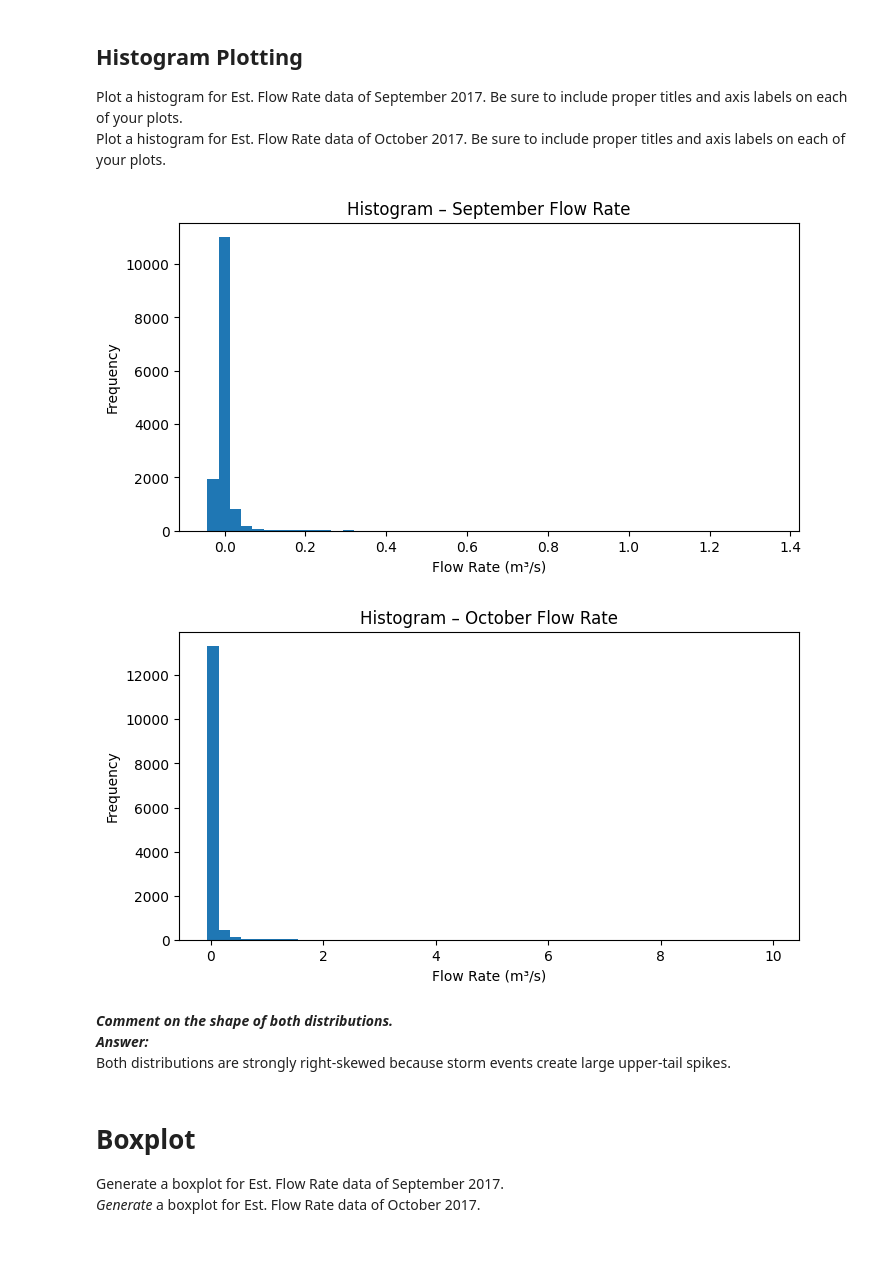
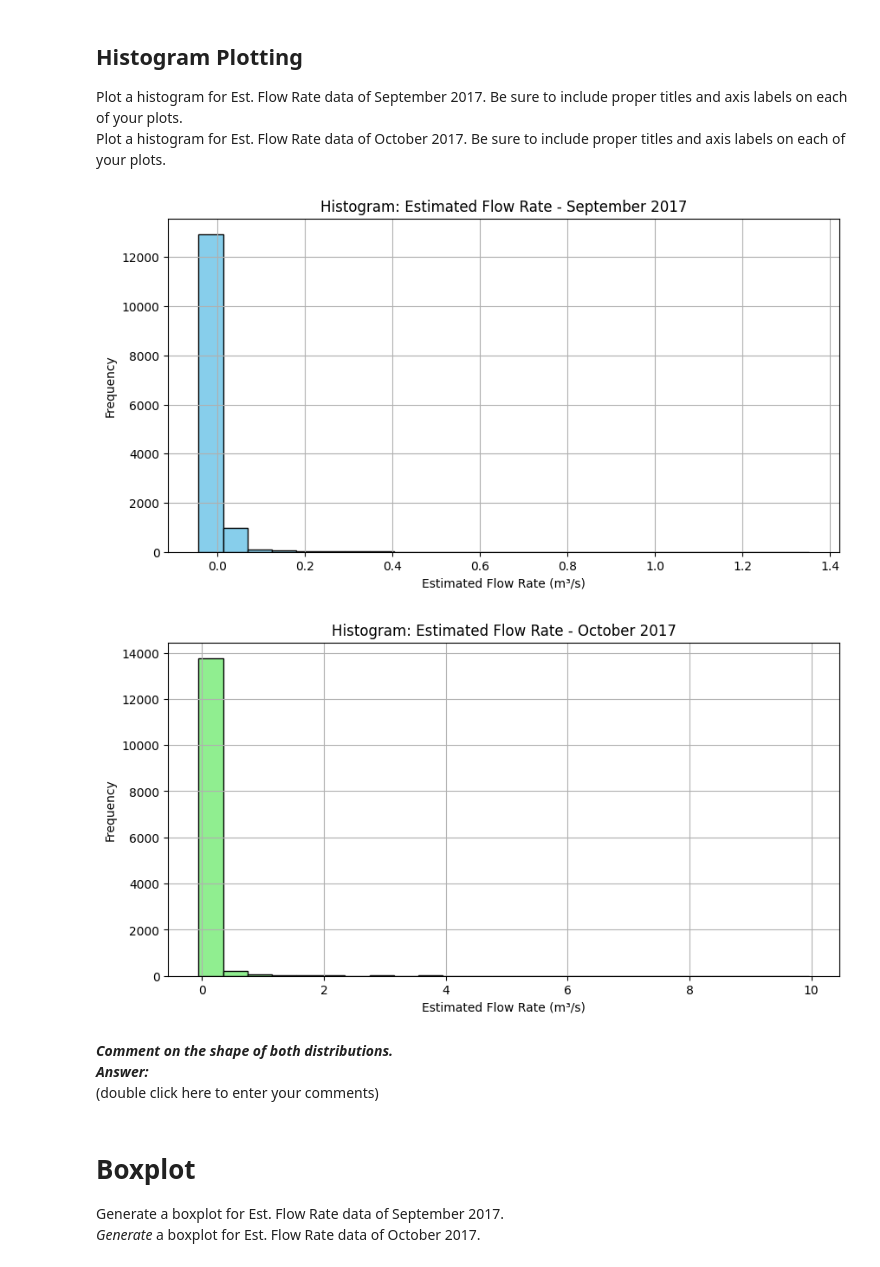
Before and after one commit to ncat-morrow/isen-project-1-statistic-soliders, a Jupyter notebook: ISEN_370_Module_2_Project.ipynb, the cells around one changed output. Drawn from its saved outputs; the diff is of its cells as text; code cells hidden in the pictures.

```diff
--- a/ISEN_370_Module_2_Project.ipynb
+++ b/ISEN_370_Module_2_Project.ipynb
@@ -116,28 +136,31 @@ More variability and more frequent high peaks than September.
 ## Histogram Plotting
 Plot a histogram for Est. Flow Rate  data of September 2017. Be sure to include proper titles and axis labels on each of your plots.<br>
 Plot a histogram for Est. Flow Rate data of October 2017. Be sure to include proper titles and axis labels on each of your plots.
-# %%
-plt.figure(figsize=(8, 4))
-plt.hist(df3['Est. Flow Rate[m^3/s]'], bins=50)
-plt.title('Histogram – September Flow Rate')
-plt.xlabel('Flow Rate (m³/s)')
-plt.ylabel('Frequency')
-plt.show()
-
-plt.figure(figsize=(8, 4))
-plt.hist(df4['Estimated Flow Rate (m3/s)'], bins=50) # Corrected column name for df4
-plt.title('Histogram – October Flow Rate')
-plt.xlabel('Flow Rate (m³/s)')
-plt.ylabel('Frequency')
-plt.show()
-# %% [output]
-[figure, removed]
-[figure, removed]
+# %%
+plt.figure(figsize=(10,5))
+plt.hist(df_sep[flow_col_sep], bins=25, color='skyblue', edgecolor='black')
+plt.title("Histogram: Estimated Flow Rate - September 2017")
+plt.xlabel("Estimated Flow Rate (m³/s)")
+plt.ylabel("Frequency")
+plt.grid(True)
+plt.show()
+# %% [output]
+[figure, added]
+# %%
+plt.figure(figsize=(10,5))
+plt.hist(df_oct[flow_col_oct], bins=25, color='lightgreen', edgecolor='black')
+plt.title("Histogram: Estimated Flow Rate - October 2017")
+plt.xlabel("Estimated Flow Rate (m³/s)")
+plt.ylabel("Frequency")
+plt.grid(True)
+plt.show()
+# %% [output]
+[figure, added]
 # %% [markdown]
 ***Comment on the shape of both distributions.***
 <br>
 ***Answer:***
-<br> Both distributions are strongly right-skewed because storm events create large upper-tail spikes.
+<br> (double click here to enter your comments)
 <br>
 # %% [markdown]
 # Boxplot
```
Also changed, not shown: parts of 31 cells of this notebook.
